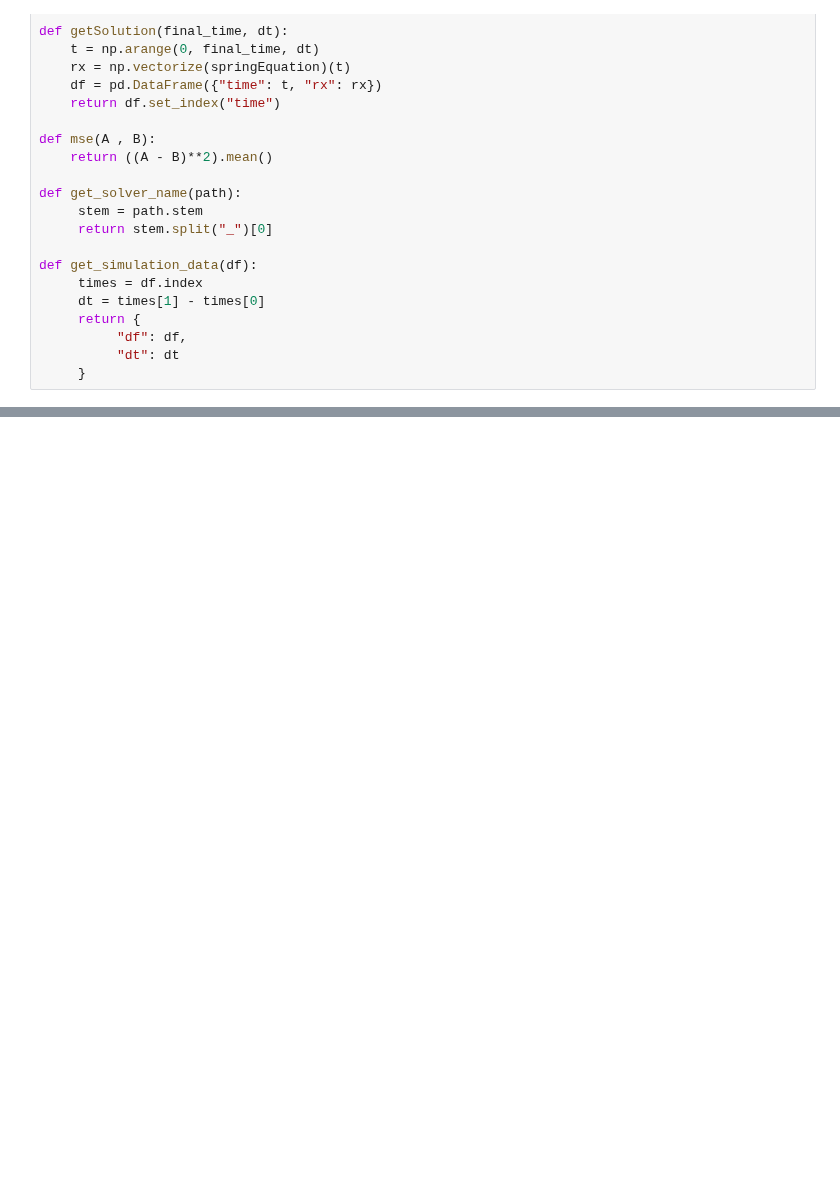
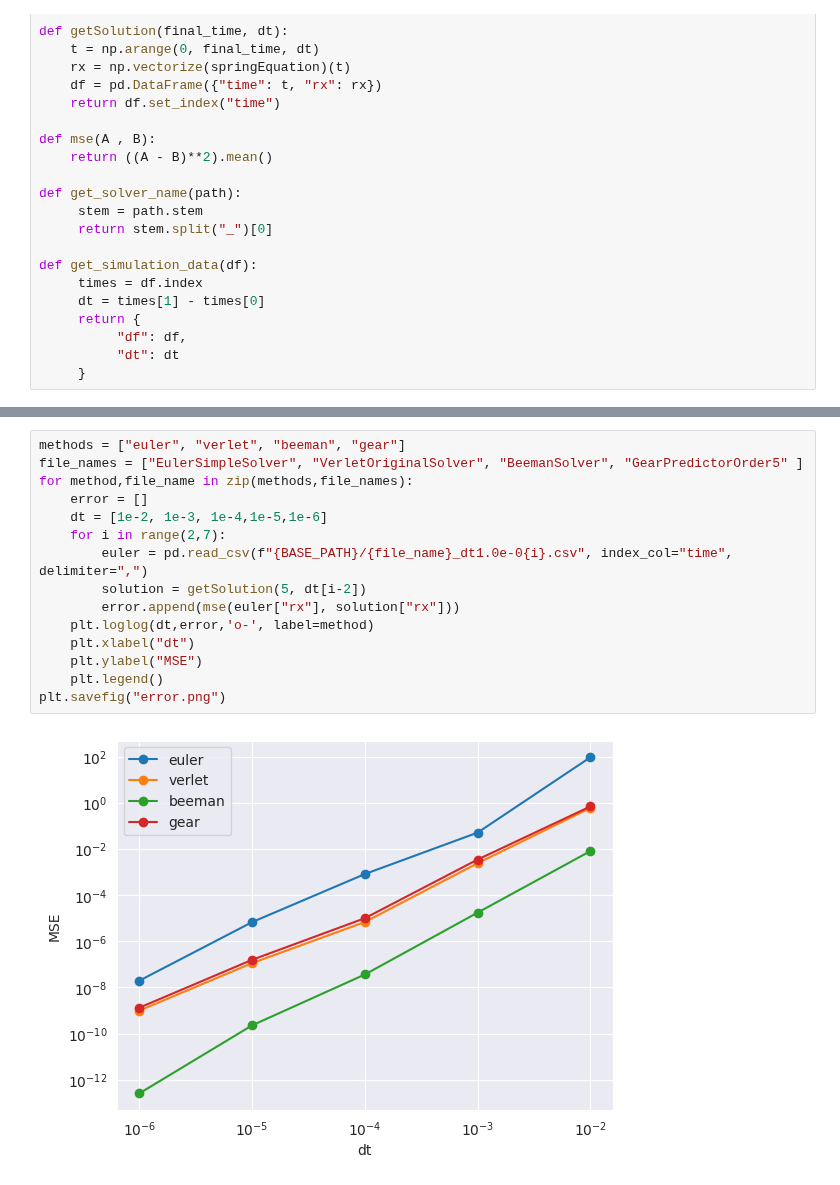
Before and after one commit to shadad00/Simulacion-de-sistemas, a Jupyter notebook: notebooks/TP4.ipynb, the cells around one changed output, grey strips where cells are left out. Drawn from its saved outputs; the diff is of its cells as text; blank space fills up the shorter version.

Commit message:
plotting dt vs MSE

```diff
--- a/notebooks/TP4.ipynb
+++ b/notebooks/TP4.ipynb
@@ -95,0 +81,17 @@ Text(0.5, 0, 'Integral Solver')
+# %%
+methods = ["euler", "verlet", "beeman", "gear"]
+file_names = ["EulerSimpleSolver", "VerletOriginalSolver", "BeemanSolver", "GearPredictorOrder5" ]
+for method,file_name in zip(methods,file_names):
+    error = []
+    dt = [1e-2, 1e-3, 1e-4,1e-5,1e-6]
+    for i in range(2,7):
+        euler = pd.read_csv(f"{BASE_PATH}/{file_name}_dt1.0e-0{i}.csv", index_col="time", delimiter=",")
+        solution = getSolution(5, dt[i-2])
+        error.append(mse(euler["rx"], solution["rx"]))
+    plt.loglog(dt,error,'o-', label=method)
+    plt.xlabel("dt")
+    plt.ylabel("MSE")
+    plt.legend()
+plt.savefig("error.png")
+# %% [output]
+[figure, added]
```
Also changed, not shown: parts of 4 cells of this notebook, 1 other file.
